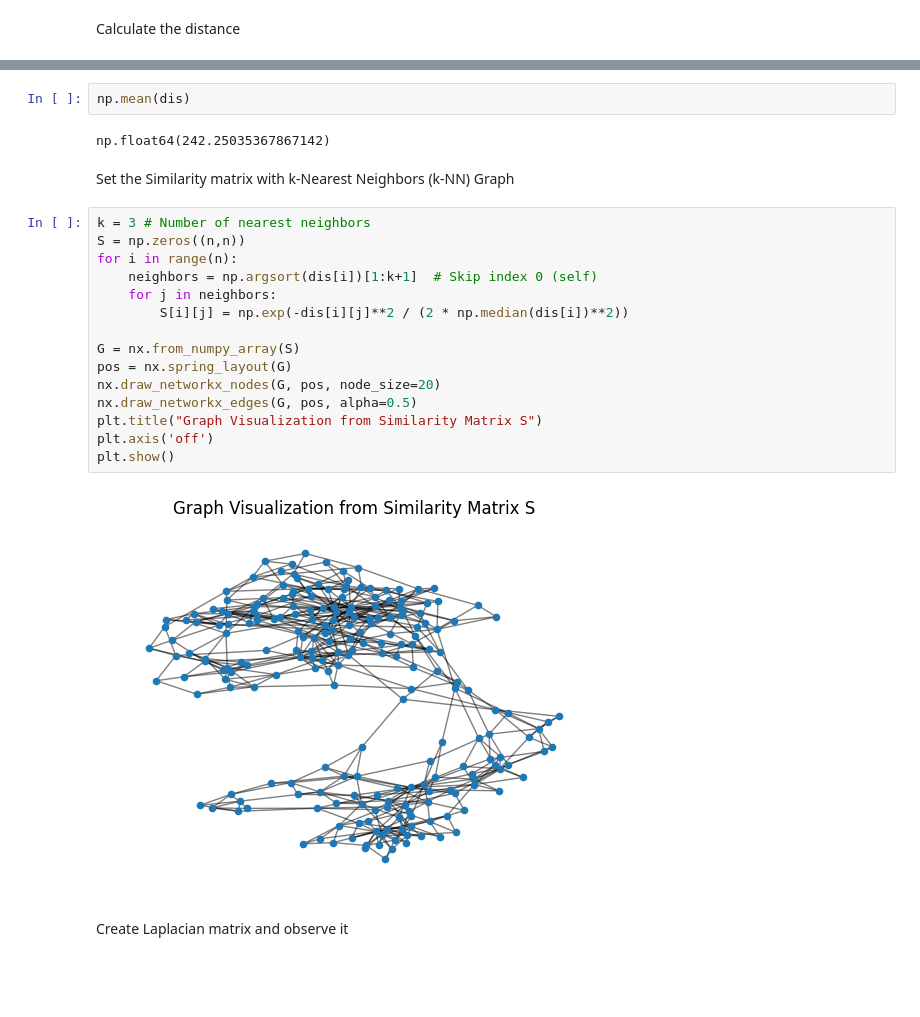
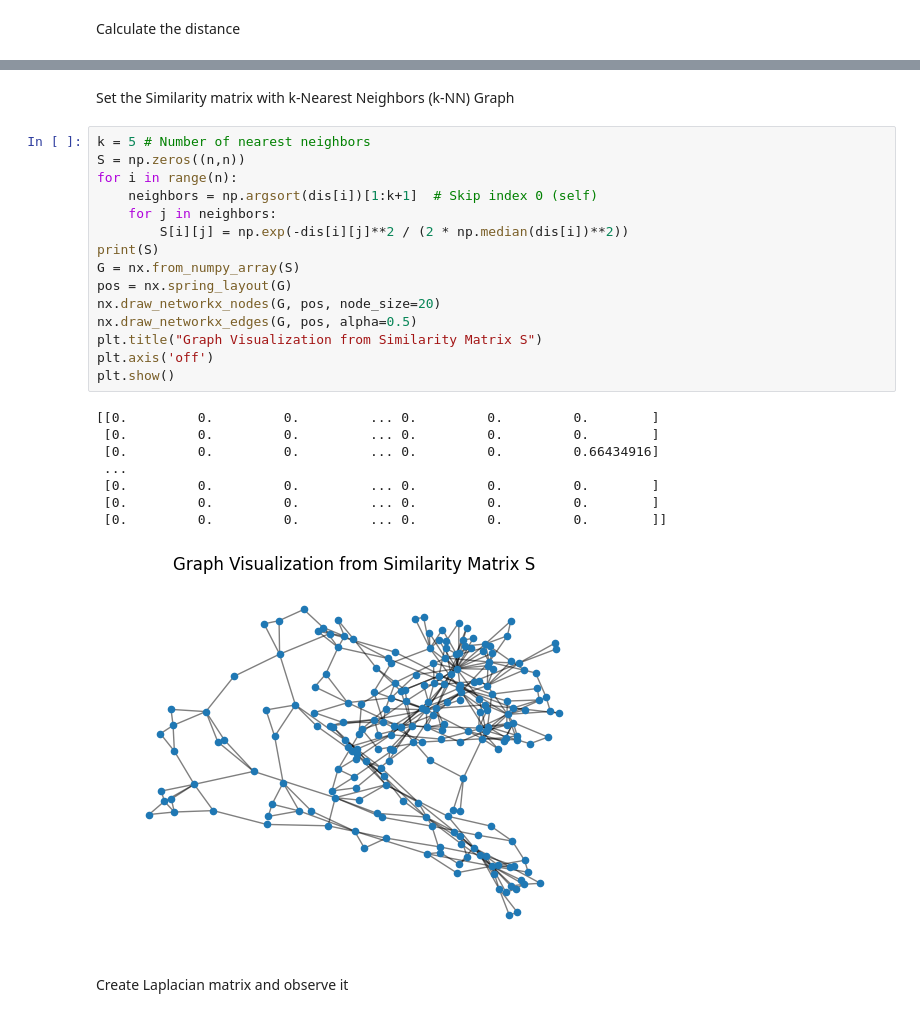
Before and after one commit to Benny0w0Liu/Data_Mining_113-2, a Jupyter notebook: Data_Mining_Final/clustering/Spectral.ipynb, the cells around one changed output, grey strips where cells are left out. Saved outputs shown, nothing was run; the diff lists cells and outputs as text; blank space fills up the shorter version.

```diff
--- a/Data_Mining_Final/clustering/Spectral.ipynb
+++ b/Data_Mining_Final/clustering/Spectral.ipynb
@@ -38,26 +38,29 @@ array([[  0.        , 256.41807807, 310.31956081, ..., 307.00598858,
-# %%
-np.mean(dis)
-# %% [output]
-np.float64(242.25035367867142)
 # %% [markdown]
 Set the Similarity matrix with k-Nearest Neighbors (k-NN) Graph
 # %%
-k = 3 # Number of nearest neighbors
+k = 5 # Number of nearest neighbors
 S = np.zeros((n,n))
 for i in range(n):
     neighbors = np.argsort(dis[i])[1:k+1]  # Skip index 0 (self)
     for j in neighbors:
         S[i][j] = np.exp(-dis[i][j]**2 / (2 * np.median(dis[i])**2))
-
+print(S)
 G = nx.from_numpy_array(S)
 pos = nx.spring_layout(G)
 nx.draw_networkx_nodes(G, pos, node_size=20)
 nx.draw_networkx_edges(G, pos, alpha=0.5)
 plt.title("Graph Visualization from Similarity Matrix S")
 plt.axis('off')
 plt.show()
 # %% [output]
+[[0.         0.         0.         ... 0.         0.         0.        ]
+ [0.         0.         0.         ... 0.         0.         0.        ]
+ [0.         0.         0.         ... 0.         0.         0.66434916]
+ ...
+ [0.         0.         0.         ... 0.         0.         0.        ]
+ [0.         0.         0.         ... 0.         0.         0.        ]
+ [0.         0.         0.         ... 0.         0.         0.        ]]
-[figure, old version]
+[figure, new version]
 # %% [markdown]
 Create Laplacian matrix and observe it
 # %%
```
Also changed, not shown: parts of 10 cells of this notebook, 15 other files.
